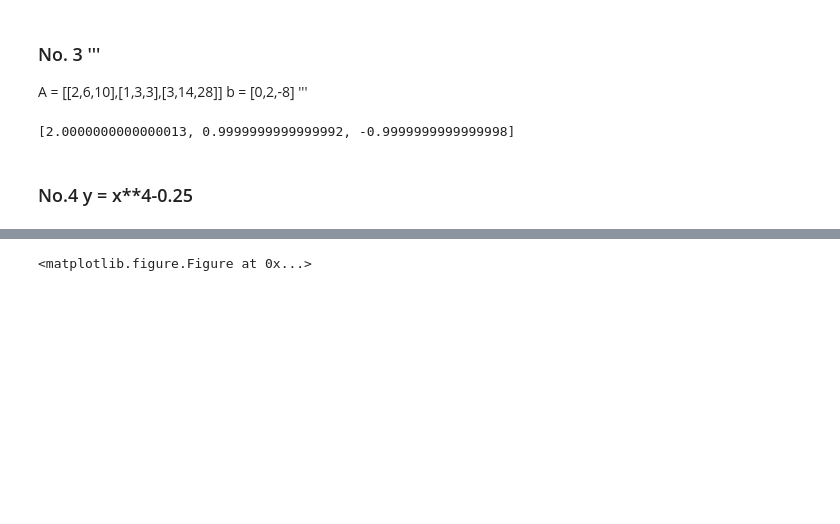
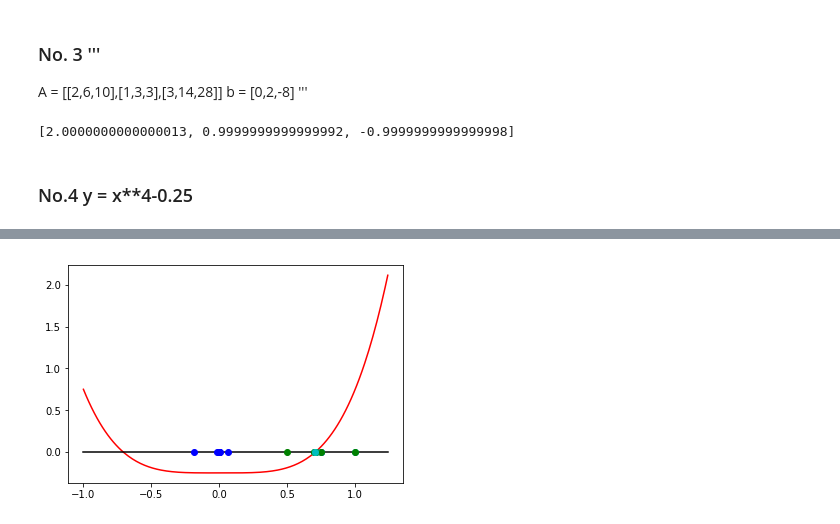
Before and after one commit to jumbokh/appliedNum_learn, a Jupyter notebook: python/midterm/midterm.ipynb, the cells around one changed output, grey strips where cells are left out. Cells and saved outputs as stored; diff of their text form; code cells hidden in the pictures; blank space fills up the shorter version.

```diff
--- a/python/midterm/midterm.ipynb
+++ b/python/midterm/midterm.ipynb
@@ -159,12 +204,12 @@ def fpr(x):
 # %%
-# 二分法
-x,logdat = bisectionx(f, 0,1, tol = 1.0e-5)
+# 正割法
+x,logdat = secantx(f, 0,1,30, tol = 1.0e-5)
 #print('x = ','{:6.4f}'.format(ans))
 from prettytable import PrettyTable
 import matplotlib.pyplot as plt
-printx = PrettyTable(["a","b","m","ya","yb","ym" ])
+printx = PrettyTable(["a","b","m","yb" ])
 printx.padding_width = 1
-for a,b,m,f1,f2,f3 in logdat:
-    printx.add_row([a,b,m,f1,f2,f3])
+for a,b,m,f1 in logdat:
+    printx.add_row([a,b,m,f1])
 print(printx)
 # %% [output]
@@ -172,15 +231,15 @@ ImportError: No module named 'prettytable'
 # %%
 import matplotlib.pyplot as plt
-t = np.arange(0,1,.01)
+t = np.arange(-1,1.25,.01)
 n = np.copy(t)
 n.fill(0)
 plt.plot(t, f(t), 'r')
 plt.plot(t,n,'k')
-for a,b,m,f1,f2,f3 in logdat:
-    plt.plot(a,f1,'go')
-    plt.plot(b,f2,'bo')
+for a,b,m,yb in logdat:
+    plt.plot(a,0,'go')
+    plt.plot(b,0,'bo')
     plt.plot(m,0,'co')
 plt.show()
 # %% [output]
-<matplotlib.figure.Figure at 0x...>
+[figure, added]
 # %%
```
Also changed, not shown: parts of 6 cells of this notebook, 1 other file.
